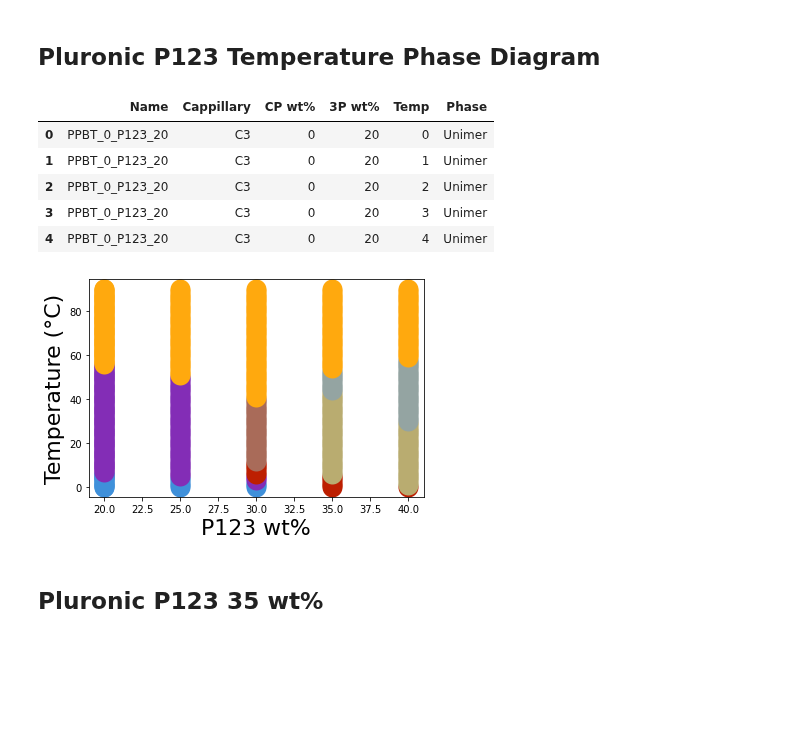
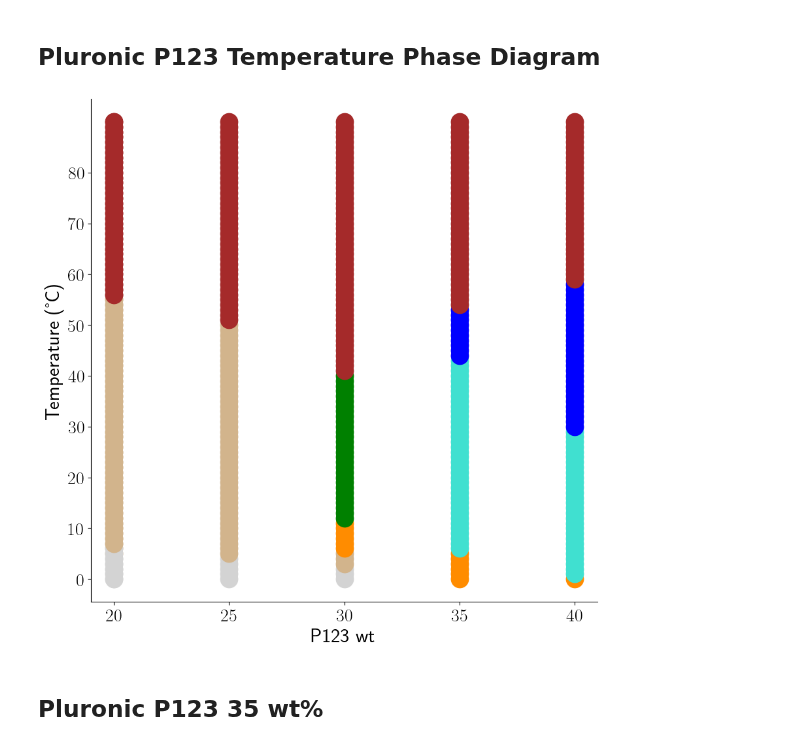
Before and after one commit to pozzo-research-group/papers, a Jupyter notebook: autophasemap/postprocess/P123_Temp/manual/manual_annotation.ipynb, the cells around one changed output. Saved outputs shown, nothing was run; the diff lists cells and outputs as text; code cells hidden in the pictures; blank space fills up the shorter version.

Commit message:
add changes to manual labels

```diff
--- a/autophasemap/postprocess/P123_Temp/manual/manual_annotation.ipynb
+++ b/autophasemap/postprocess/P123_Temp/manual/manual_annotation.ipynb
@@ -2,38 +2,35 @@
 #general/plotting
 import numpy as np
 import pandas as pd
+import os
 import matplotlib.pyplot as plt
 from matplotlib import cm
-color_blindf = ["#3f90da", "#ffa90e", "#bd1f01", "#832db6",
-"#a96b59", "#e76300", "#b9ac70", "#92dadd", "#94a4a2"]
+import math
+
+pyplot_style ={"text.usetex": True,
+               "text.latex.preamble": r"\usepackage{amsfonts}\usepackage[version=4]{mhchem}",
+               "axes.spines.right" : False,
+               "axes.spines.top" : False,
+               "font.size": 22,
+               "savefig.dpi": 600,
+               "savefig.bbox": 'tight'
+              }
 # %% [markdown]
 ## Pluronic P123 Temperature Phase Diagram
 # %%
 # Load excel with structures
-# 3P wt% - Pluronic P123 weight percentage
-# Temp - Temperature in C
-# Phase - Manual annotated phase label
 samples = pd.read_excel('./20220414_APS_Cap1.xlsx')
-samples.head()
-# %% [output]
-|  | Name | Cappillary | CP wt% | 3P wt% | Temp | Phase |
-| 0 | PPBT_0_P123_20 | C3 | 0 | 20 | 0 | Unimer |
-| 1 | PPBT_0_P123_20 | C3 | 0 | 20 | 1 | Unimer |
-| 2 | PPBT_0_P123_20 | C3 | 0 | 20 | 2 | Unimer |
-| 3 | PPBT_0_P123_20 | C3 | 0 | 20 | 3 | Unimer |
-| 4 | PPBT_0_P123_20 | C3 | 0 | 20 | 4 | Unimer |
 # %%
 # define structure and colors
 phases= ['Unimer', 'Multiphase', 'Correlated Micelle', 'Micelle', 'FCC',  'RHCP',      'HCP',  'HCP+HEX',     'HEX']
 colors = ['lightgrey', 'brown',      'darkorange' ,        'tan',     'green','turquoise', 'turquoise', 'turquoise', 'blue']
-colors = [4, 3, -1, 5, 6, 0, 0, 0, 1]
 marks = ['o', 'o', 'o', 'o', 'o', 'o', 'o', 'o', 'o']
 
 #Connect structure to color
 def struc_color(struc, phase_list):
     for i in range(len(phase_list)):
         if struc == phase_list[i]:
-            return color_blindf[i]
+            return colors[i]
 
 #Connect structure to mark
 def struc_mark(struc, phase_list):
@@ -43,7 +40,7 @@ def struc_mark(struc, phase_list):
 # %%
 def phase_dia(x_col, y_col, title):
 
-    fig, ax = plt.subplots()
+    f = plt.figure(figsize=(10,10))
 
     x = samples[x_col].values
     y = samples[y_col].values
@@ -58,17 +55,23 @@ def phase_dia(x_col, y_col, title):
     for i in range(len(samples)):
         phase_mark.append(struc_mark(phase_struc[i], phases))
         phase_color.append(struc_color(phase_struc[i], phases))
-        ax.plot(x[i], y[i], color = phase_color[i], marker=phase_mark[i],
-                 markersize = 20, markeredgecolor='black',
-                 markeredgewidth = 0,
-                 linestyle= 'None'
-                 )
-    ax.set_xlabel('P123 wt%', fontsize=22)
-    ax.set_ylabel('Temperature (°C)', fontsize=22)
+        plt.plot(x[i], y[i], color = phase_color[i], marker=phase_mark[i], markersize = 20, markeredgecolor='black', markeredgewidth = 0, linestyle= 'None')
+    # Formatting
+#     plt.title(title, fontsize=22)
+#     legend = plt.legend(fontsize=14, bbox_to_anchor=(1,1), loc="upper left")
+    plt.xlabel('P123 wt%', fontsize=22)#, weight='bold')
+    plt.ylabel('Temperature (°C)', fontsize=22)#, weight='bold')
+    plt.xticks(np.arange(20, 41, 5), fontsize=20)#, weight='bold')
+    plt.yticks(np.arange(0, 81, 10), fontsize=20)#, weight='bold')
+
+    # Save figure
+#     f.savefig("PM.png", bbox_inches='tight', dpi=600)
 # %%
-phase_dia('3P wt%', 'Temp', 'PPBT_0_P123_Y')
+with plt.style.context(pyplot_style):
+    phase_dia('3P wt%', 'Temp', 'PPBT_0_P123_Y')
+    plt.savefig('manual_7.pdf')
 # %% [output]
-[figure, old version]
+[figure, new version]
 # %% [markdown]
 ## Pluronic P123 35 wt%
 # %%
```
Also changed, not shown: parts of 2 cells of this notebook, 1 other file.
